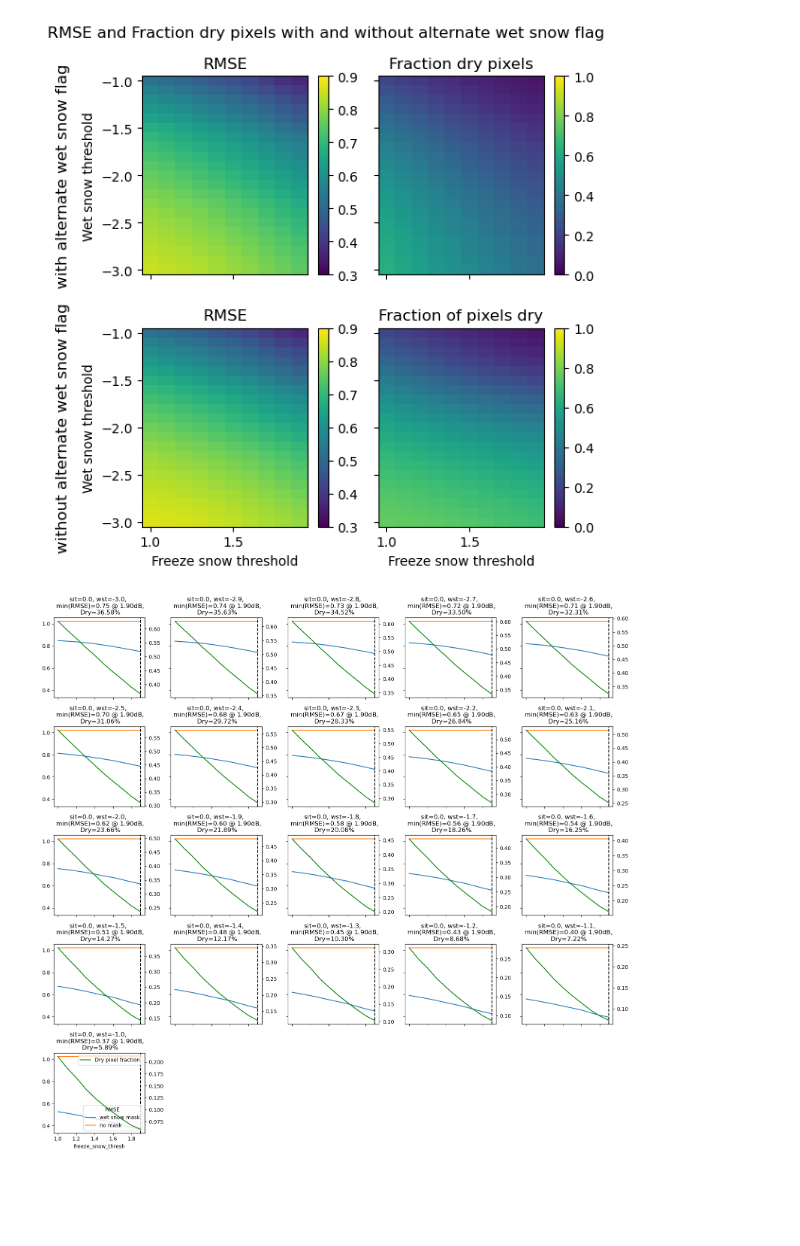
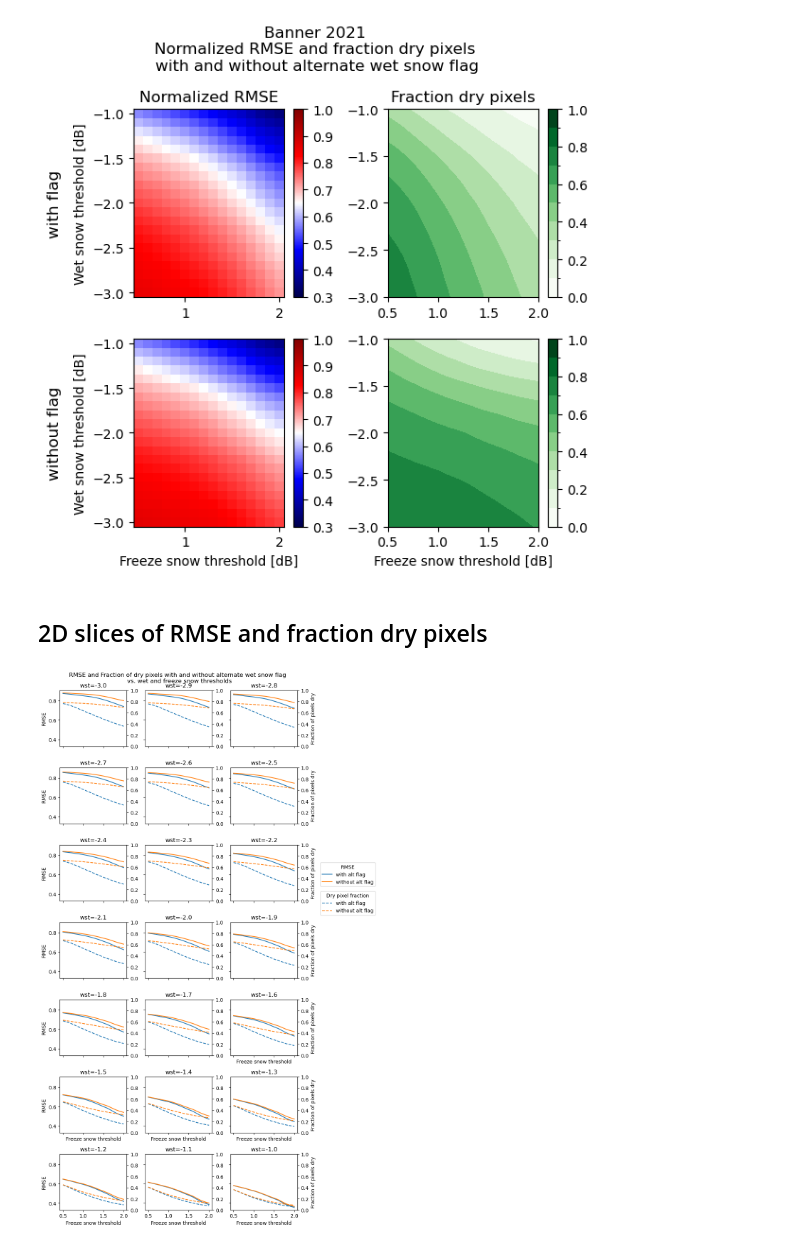
Before and after one commit to SnowEx/spicy-snow, a Jupyter notebook: contrib/gagliano/wet_snow_plot_rmse.ipynb, the cells around one changed output. Drawn from its saved outputs; the diff is of its cells as text; code cells hidden in the pictures; blank space fills up the shorter version.

```diff
--- a/contrib/gagliano/wet_snow_plot_rmse.ipynb
+++ b/contrib/gagliano/wet_snow_plot_rmse.ipynb
@@ -30,8 +38,9 @@ wet_snow = xr.open_dataarray(results1[which_site])
 all_snow = xr.open_dataarray(results2[which_site])
 frac_valid = xr.open_dataarray(results3[which_site])
 
-wet_snow = wet_snow.sel(freeze_snow_thresh=slice(1,2))
-all_snow = all_snow.sel(freeze_snow_thresh=slice(1,2))
-frac_valid = frac_valid.sel(freeze_snow_thresh=slice(1,2))
+wet_snow = wet_snow.sel(freeze_snow_thresh=slice(0.5,2))
+all_snow = all_snow.sel(freeze_snow_thresh=slice(0.5,2))
+frac_valid = frac_valid.sel(freeze_snow_thresh=slice(0.5,2))
 
 all_rmse = xr.concat([wet_snow,all_snow],'wet_or_all')
+normalized_rmse = wet_snow/all_snow
@@ -40,15 +49,18 @@ all_rmse = xr.concat([wet_snow,all_snow],'wet_or_all')
 # %%
-f,ax=plt.subplots(2,2,figsize=(6,6),sharex=True,sharey=True)
-wet_snow.sel(SI_thresh=0).plot(ax=ax[0,0],vmin=0.3,vmax=0.9)
-frac_valid.sel(SI_thresh=0).plot(ax=ax[0,1],vmin=0,vmax=1)
+f,ax=plt.subplots(2,2,figsize=(6,6))
+
+normalized_rmse.sel(SI_thresh=0).plot(ax=ax[0,0],vmin=0.3,vmax=1,cmap='seismic')
+frac_valid.sel(SI_thresh=0).plot.contourf(ax=ax[0,1],vmin=0,vmax=1,levels=11,cmap='Greens')
 
 
-wet_snow.sel(SI_thresh=-100).plot(ax=ax[1,0],vmin=0.3,vmax=0.9)
-frac_valid.sel(SI_thresh=-100).plot(ax=ax[1,1],vmin=0,vmax=1)
-ax[1,0].set_title('RMSE')
-ax[1,1].set_title('Fraction of pixels dry')
+normalized_rmse.sel(SI_thresh=-100).plot(ax=ax[1,0],vmin=0.3,vmax=1,cmap='seismic')
+frac_valid.sel(SI_thresh=-100).plot.contourf(ax=ax[1,1],vmin=0,vmax=1,levels=11,cmap='Greens')
+#ax[1,0].set_title('Normalized RMSE')
+#ax[1,1].set_title('Fraction of pixels dry')
+ax[1,0].set_title('')
+ax[1,1].set_title('')
 
-ax[0,0].set_title('RMSE')
+ax[0,0].set_title('Normalized RMSE')
 ax[0,1].set_title('Fraction dry pixels')
 
 ax[0,0].set_xlabel('')
@@ -57,16 +69,19 @@ ax[0,1].set_ylabel('')
 
 ax[1,1].set_ylabel('')
 
-ax[0,0].set_ylabel('Wet snow threshold')
-ax[1,0].set_ylabel('Wet snow threshold')
+ax[0,0].set_ylabel('Wet snow threshold [dB]')
+ax[1,0].set_ylabel('Wet snow threshold [dB]')
 
-ax[1,0].set_xlabel('Freeze snow threshold')
-ax[1,1].set_xlabel('Freeze snow threshold')
+ax[1,0].set_xlabel('Freeze snow threshold [dB]')
+ax[1,1].set_xlabel('Freeze snow threshold [dB]')
+
+#for axs in ax:
+#    axs.set_xlim([0.5,2])
 
 
-f.suptitle('RMSE and Fraction dry pixels with and without alternate wet snow flag')
+f.suptitle('Banner 2021 \nNormalized RMSE and fraction dry pixels \nwith and without alternate wet snow flag')
 
-rows=['with alternate wet snow flag','without alternate wet snow flag']
+rows=['with flag','without flag']
 pad = 5
 for ax, row in zip(ax[:,0], rows):
     ax.annotate(row,xy=(0, 0.5), xytext=(-ax.yaxis.labelpad-pad,0),
@@ -76,23 +91,41 @@ plt.tight_layout()
 
 f.savefig('figures/RMSE_fracdry_mesh.png',dpi=600)
 # %% [output]
-[figure, old version]
+[figure, new version]
+# %% [markdown]
+## 2D slices of RMSE and fraction dry pixels
 # %%
-sit = 0
-f=all_rmse.sel(SI_thresh=sit).plot(hue='wet_or_all',col='wet_snow_thresh',add_legend=False,col_wrap=5)
+#sit = 0
+col_wrap = 3
+counter = 0
+f=wet_snow.plot(hue='SI_thresh',col='wet_snow_thresh',col_wrap=col_wrap,sharey=True,add_legend=False)
+f.fig.set_size_inches(8,16) #10,21
 
 for wst,ax in zip(all_rmse.wet_snow_thresh,f.axs.ravel()):
     frac_ax = ax.twinx()
-    fv = frac_valid.sel(SI_thresh=sit,wet_snow_thresh=wst).plot(ax=frac_ax,color='green',label='dry pixel fraction')
+    fv = frac_valid.sel(wet_snow_thresh=wst).plot(ax=frac_ax,hue='SI_thresh',label='dry pixel fraction',linestyle='--',add_legend=False)
+    frac_ax.set_ylim([0,1])
     frac_ax.set_title('')
-    ax.axvline(wet_snow.sel(SI_thresh=sit,wet_snow_thresh=wst).idxmin(),color='black',linestyle='--')
+    #ax.axvline(wet_snow.sel(SI_thresh=sit,wet_snow_thresh=wst).idxmin(),color='black',linestyle='--')
     ax.set_title('')
-    dry_percent = 100*frac_valid.sel(SI_thresh=sit,wet_snow_thresh=wst,freeze_snow_thresh=float(wet_snow.sel(SI_thresh=sit,wet_snow_thresh=wst).idxmin()))
-    ax.set_title(f'sit={sit:0.1f}, wst={wst:0.1f}, \n min(RMSE)={float(wet_snow.sel(SI_thresh=sit,wet_snow_thresh=wst).min()):0.2f} @ {float(wet_snow.sel(SI_thresh=sit,wet_snow_thresh=wst).idxmin()):0.2f}dB,\n Dry={dry_percent:0.2f}%')
+    #dry_percent = 100*frac_valid.sel(SI_thresh=sit,wet_snow_thresh=wst,freeze_snow_thresh=float(wet_snow.sel(SI_thresh=sit,wet_snow_thresh=wst).idxmin()))
+    ax.set_title(f'wst={wst:0.1f}')
 
+    if np.mod(counter,col_wrap) == 0:
+        ax.set_ylabel('RMSE')
+    if np.mod(counter,col_wrap) == col_wrap-1:
+        frac_ax.set_ylabel('Fraction of pixels dry')
+    if wst > -1.69:
+        ax.set_xlabel('Freeze snow threshold')
+    counter = counter + 1
 
-ax.legend(labels=['wet snow mask','no mask'], title= 'RMSE', loc='lower right')
-frac_ax.legend(handles=fv,labels=['Dry pixel fraction'], loc='upper right')
+f.fig.legend(labels=['with alt flag','without alt flag'], title= 'RMSE', loc='lower right',bbox_to_anchor=(1.2, 0.6))
+f.fig.legend(handles=fv,labels=['with alt flag','without alt flag'], title='Dry pixel fraction', loc='upper right',bbox_to_anchor=(1.2, 0.6))
+
+f.fig.suptitle('RMSE and Fraction of dry pixels with and without alternate wet snow flag \n vs. wet and freeze snow thresholds')
+
 plt.tight_layout()
+
+f.fig.savefig('figures/RMSE_fracdry_subplots.png',dpi=600)
 # %% [output]
-[figure, old version]
+[figure, new version]
```
Also changed, not shown: parts of 7 cells of this notebook, 2 other files.
